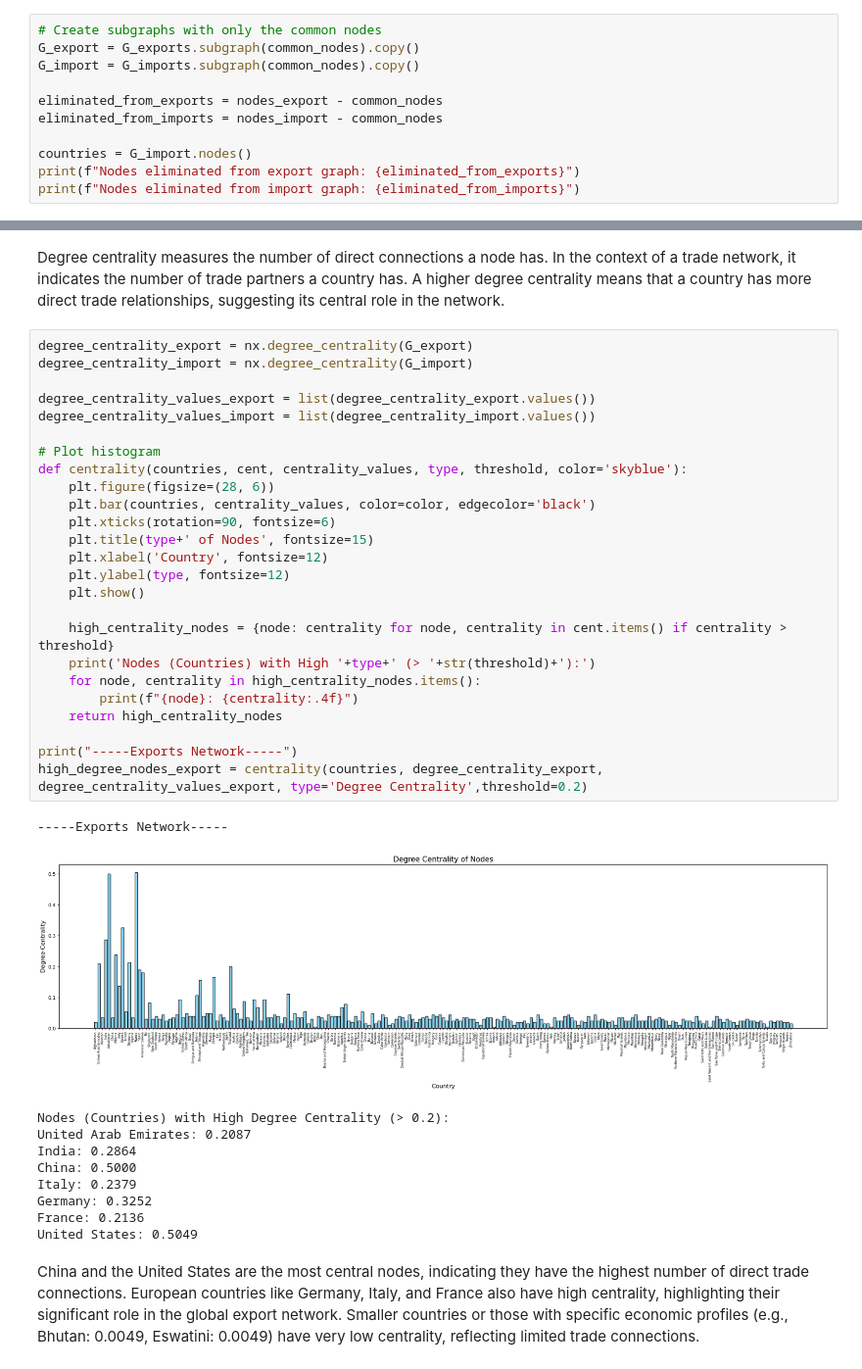
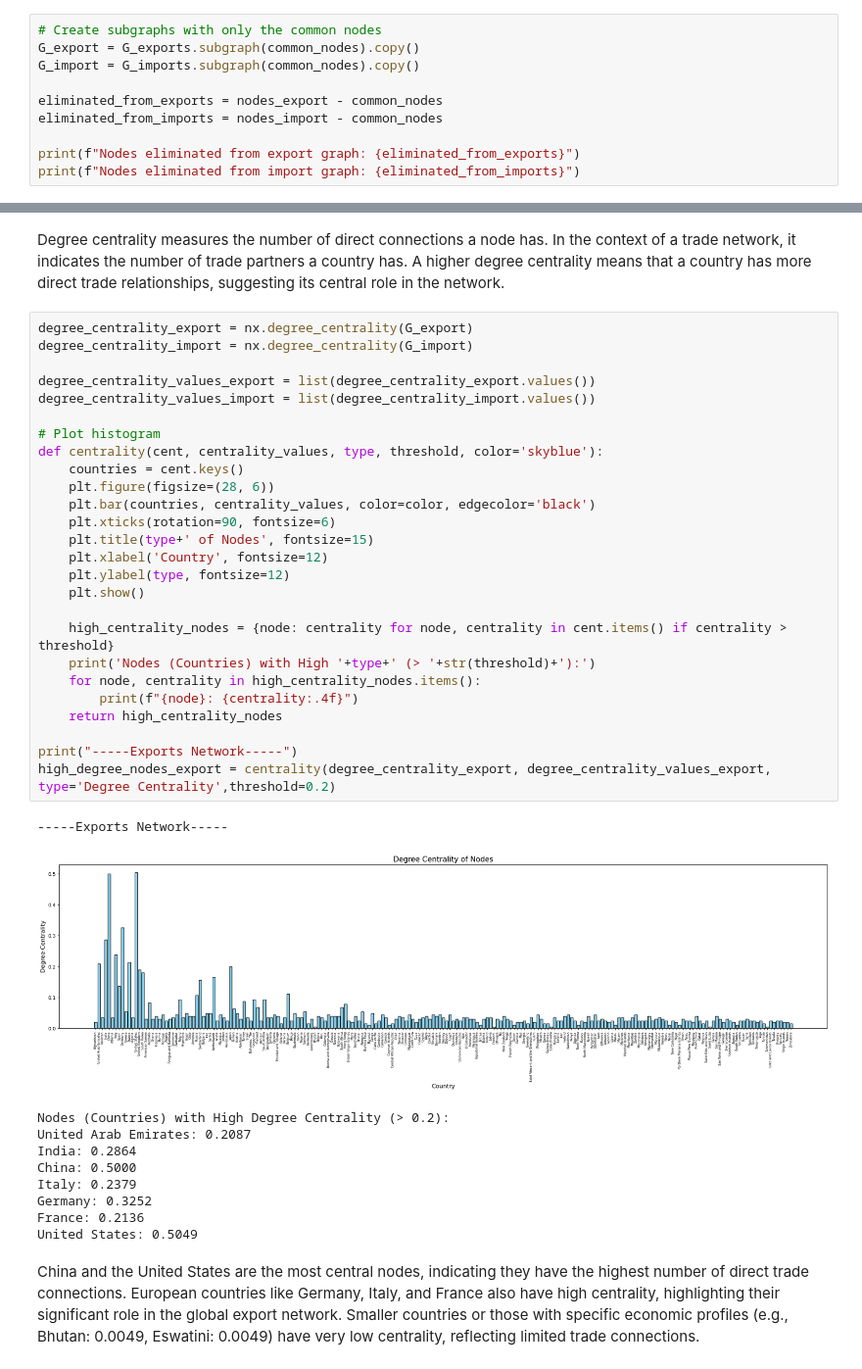
Before and after one commit to Flebio/sna_import_export, a Jupyter notebook: import_export.ipynb, the cells around one changed output, grey strips where cells are left out. Shown at 98% size. Drawn from its saved outputs; the diff is of its cells as text.

Commit message:
more analysis, plot fixes, gephi csv

```diff
--- a/import_export.ipynb
+++ b/import_export.ipynb
@@ -197,7 +203,6 @@ G_import = G_imports.subgraph(common_nodes).copy()
 eliminated_from_exports = nodes_export - common_nodes
 eliminated_from_imports = nodes_import - common_nodes
 
-countries = G_import.nodes()
 print(f"Nodes eliminated from export graph: {eliminated_from_exports}")
 print(f"Nodes eliminated from import graph: {eliminated_from_imports}")
 # %% [output]
@@ -212,31 +217,32 @@ Degree centrality measures the number of direct connections a node has. In the c
 # %%
 degree_centrality_export = nx.degree_centrality(G_export)
 degree_centrality_import = nx.degree_centrality(G_import)
 
 degree_centrality_values_export = list(degree_centrality_export.values())
 degree_centrality_values_import = list(degree_centrality_import.values())
 
 # Plot histogram
-def centrality(countries, cent, centrality_values, type, threshold, color='skyblue'):
+def centrality(cent, centrality_values, type, threshold, color='skyblue'):
+    countries = cent.keys()
     plt.figure(figsize=(28, 6))
     plt.bar(countries, centrality_values, color=color, edgecolor='black')
     plt.xticks(rotation=90, fontsize=6)
     plt.title(type+' of Nodes', fontsize=15)
     plt.xlabel('Country', fontsize=12)
     plt.ylabel(type, fontsize=12)
     plt.show()
 
     high_centrality_nodes = {node: centrality for node, centrality in cent.items() if centrality > threshold}
     print('Nodes (Countries) with High '+type+' (> '+str(threshold)+'):')
     for node, centrality in high_centrality_nodes.items():
         print(f"{node}: {centrality:.4f}")
     return high_centrality_nodes
 
 print("-----Exports Network-----")
-high_degree_nodes_export = centrality(countries, degree_centrality_export, degree_centrality_values_export, type='Degree Centrality',threshold=0.2)
+high_degree_nodes_export = centrality(degree_centrality_export, degree_centrality_values_export, type='Degree Centrality',threshold=0.2)
 # %% [output]
 -----Exports Network-----
-[figure, old version]
+[figure, new version]
 Nodes (Countries) with High Degree Centrality (> 0.2):
 United Arab Emirates: 0.2087
 India: 0.2864
```
Also changed, not shown: parts of 38 cells of this notebook, 4 other files.
